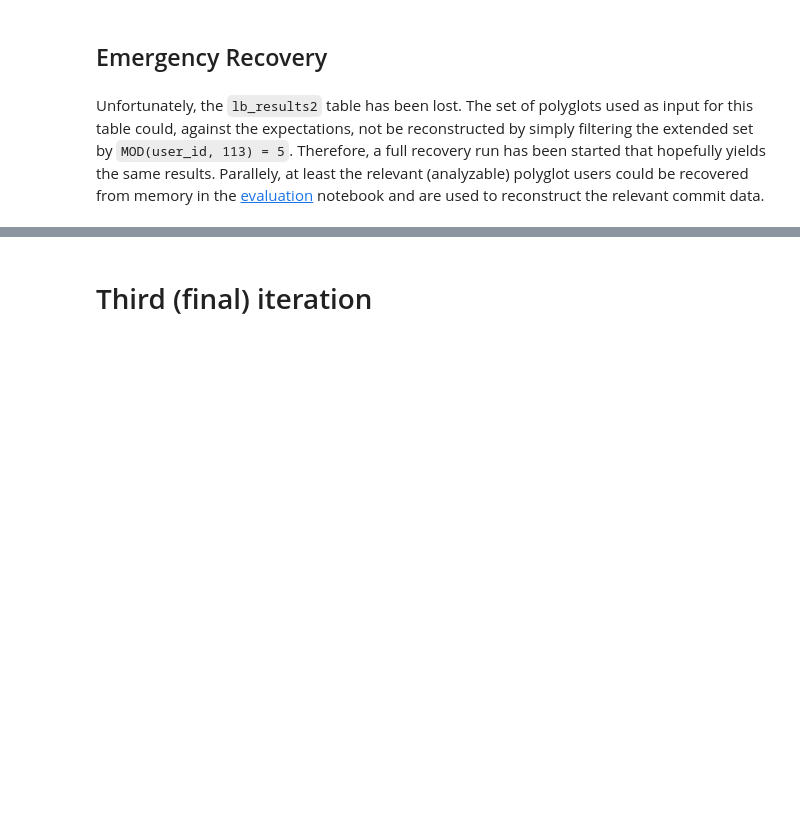
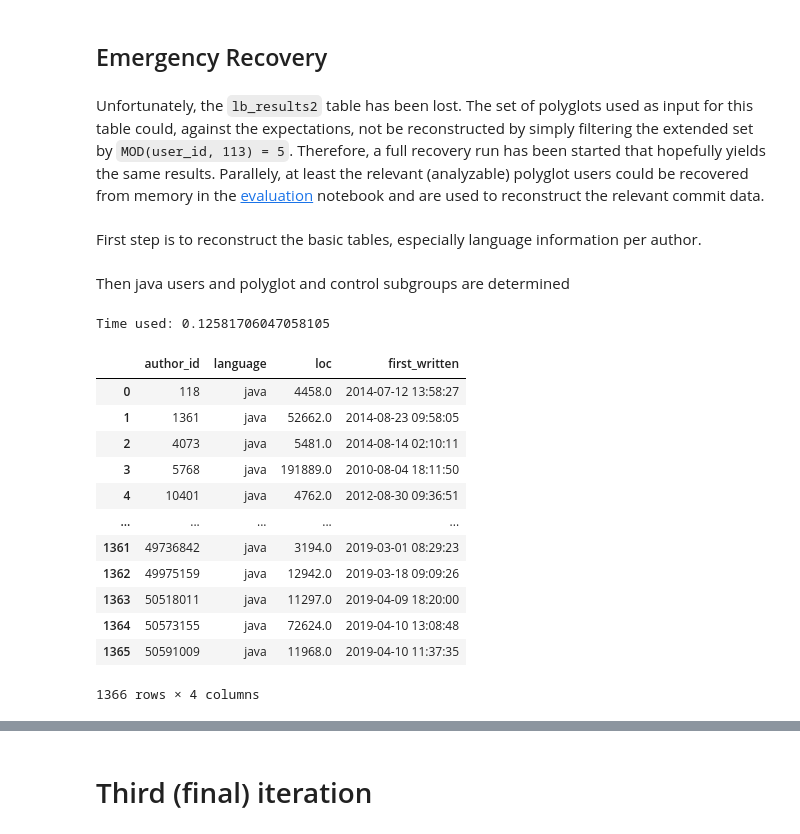
Before and after one commit to LeonBein/CRM20, a Jupyter notebook: RepoAnalysis.ipynb, the cells around one changed output, grey strips where cells are left out. Drawn from its saved outputs; the diff is of its cells as text; code cells hidden in the pictures; blank space fills up the shorter version.

```diff
--- a/RepoAnalysis.ipynb
+++ b/RepoAnalysis.ipynb
@@ -897,6 +897,8 @@ Evaluation of the results can be found in the [Results_Iteration#2](Results_Iter
 ## Emergency Recovery
 # %% [markdown]
 Unfortunately, the `lb_results2` table has been lost. The set of polyglots used as input for this table could, against the expectations, not be reconstructed by simply filtering the extended set by `MOD(user_id, 113) = 5`. Therefore, a full recovery run has been started that hopefully yields the same results. Parallely, at least the relevant (analyzable) polyglot users could be recovered from memory in the [evaluation](Results_Iteration#2.ipynb) notebook and are used to reconstruct the relevant commit data.
+# %% [markdown]
+First step is to reconstruct the basic tables, especially language information per author.
 # %%
 dbUtils.runQuery('''
     CREATE MATERIALIZED VIEW crm20.temp_languages AS (
@@ -942,3 +944,32 @@ dbUtils.runQuery('''
 ''')
 
 dbUtils.log('lets see', 'resolved.txt')
+# %% [markdown]
+Then java users and polyglot and control subgroups are determined
+# %%
+dbUtils.runQuery('''
+    DROP VIEW IF EXISTS crm20.temp_java_users;
+
+    CREATE VIEW crm20.temp_java_users AS (
+        SELECT *
+        FROM crm20.temp_languages
+        WHERE language = 'java' AND loc > 3000
+    );
+
+    SELECT * FROM crm20.temp_java_users
+''', mute=True)
+# %% [output]
+Time used: 0.12581706047058105
+|  | author_id | language | loc | first_written |
+| 0 | 118 | java | 4458.0 | 2014-07-12 13:58:27 |
+| 1 | 1361 | java | 52662.0 | 2014-08-23 09:58:05 |
+| 2 | 4073 | java | 5481.0 | 2014-08-14 02:10:11 |
+| 3 | 5768 | java | 191889.0 | 2010-08-04 18:11:50 |
+| 4 | 10401 | java | 4762.0 | 2012-08-30 09:36:51 |
+| ... | ... | ... | ... | ... |
+| 1361 | 49736842 | java | 3194.0 | 2019-03-01 08:29:23 |
+| 1362 | 49975159 | java | 12942.0 | 2019-03-18 09:09:26 |
+| 1363 | 50518011 | java | 11297.0 | 2019-04-09 18:20:00 |
+| 1364 | 50573155 | java | 72624.0 | 2019-04-10 13:08:48 |
+| 1365 | 50591009 | java | 11968.0 | 2019-04-10 11:37:35 |
+1366 rows × 4 columns
```
Also changed, not shown: parts of 10 cells of this notebook, 2 other files.
